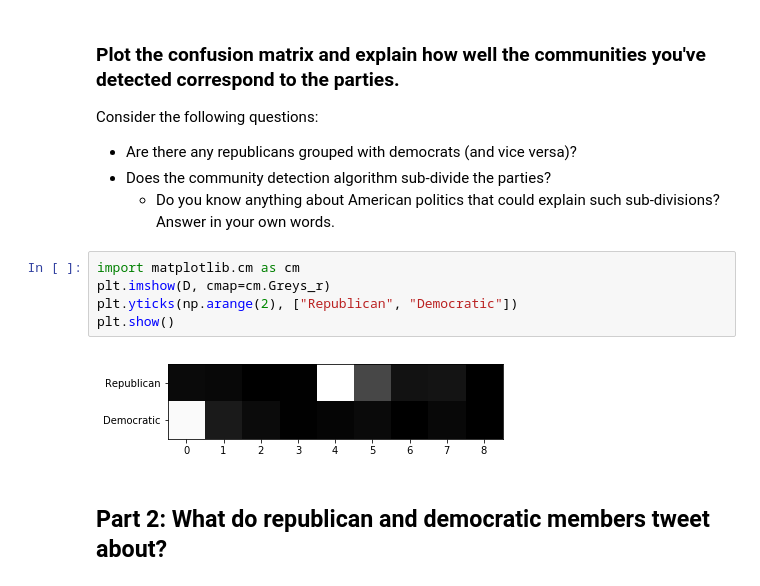
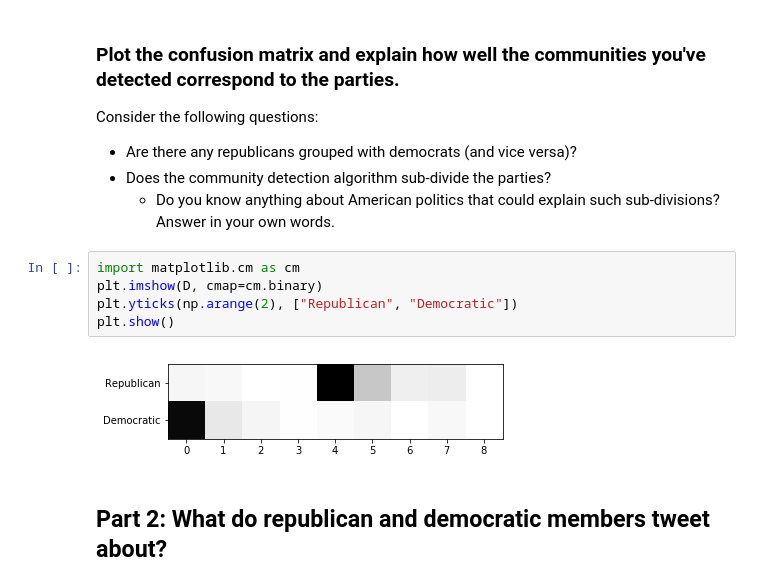
Before and after one commit to thomasnilsson/02805-social-graphs-2018, a Jupyter notebook: week8/week8.ipynb, the cells around one changed output. Saved outputs shown, nothing was run; the diff lists cells and outputs as text.

```diff
--- a/week8/week8.ipynb
+++ b/week8/week8.ipynb
@@ -395,11 +396,11 @@ Consider the following questions:
     * Do you know anything about American politics that could explain such sub-divisions? Answer in your own words.
 # %%
 import matplotlib.cm as cm
-plt.imshow(D, cmap=cm.Greys_r)
+plt.imshow(D, cmap=cm.binary)
 plt.yticks(np.arange(2), ["Republican", "Democratic"])
 plt.show()
 # %% [output]
-[figure, old version]
+[figure, new version]
 # %% [markdown]
 ## Part 2: What do republican and democratic members tweet about?
 # %% [markdown]
```
Also changed, not shown: parts of 31 cells of this notebook, 1 other file.
